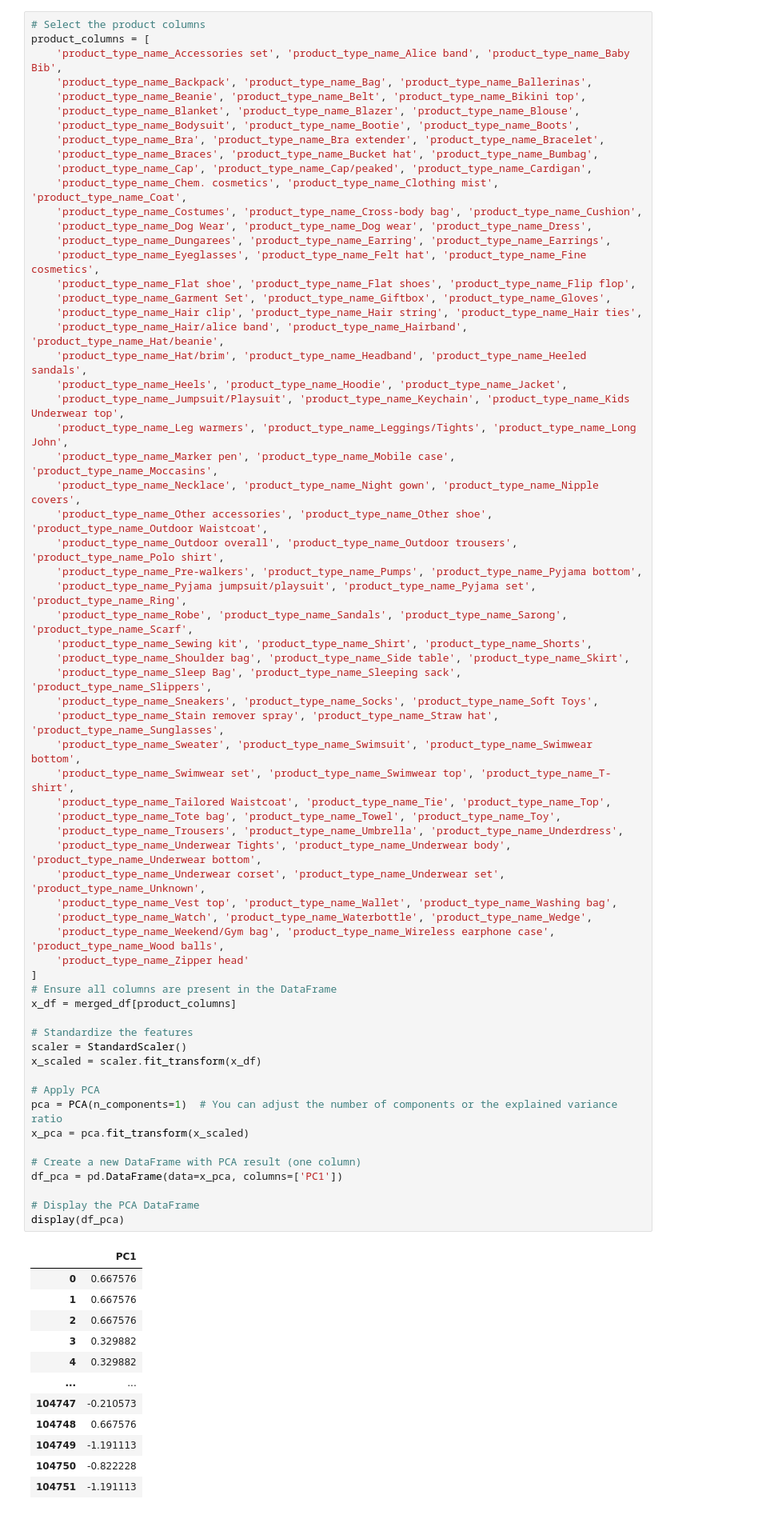
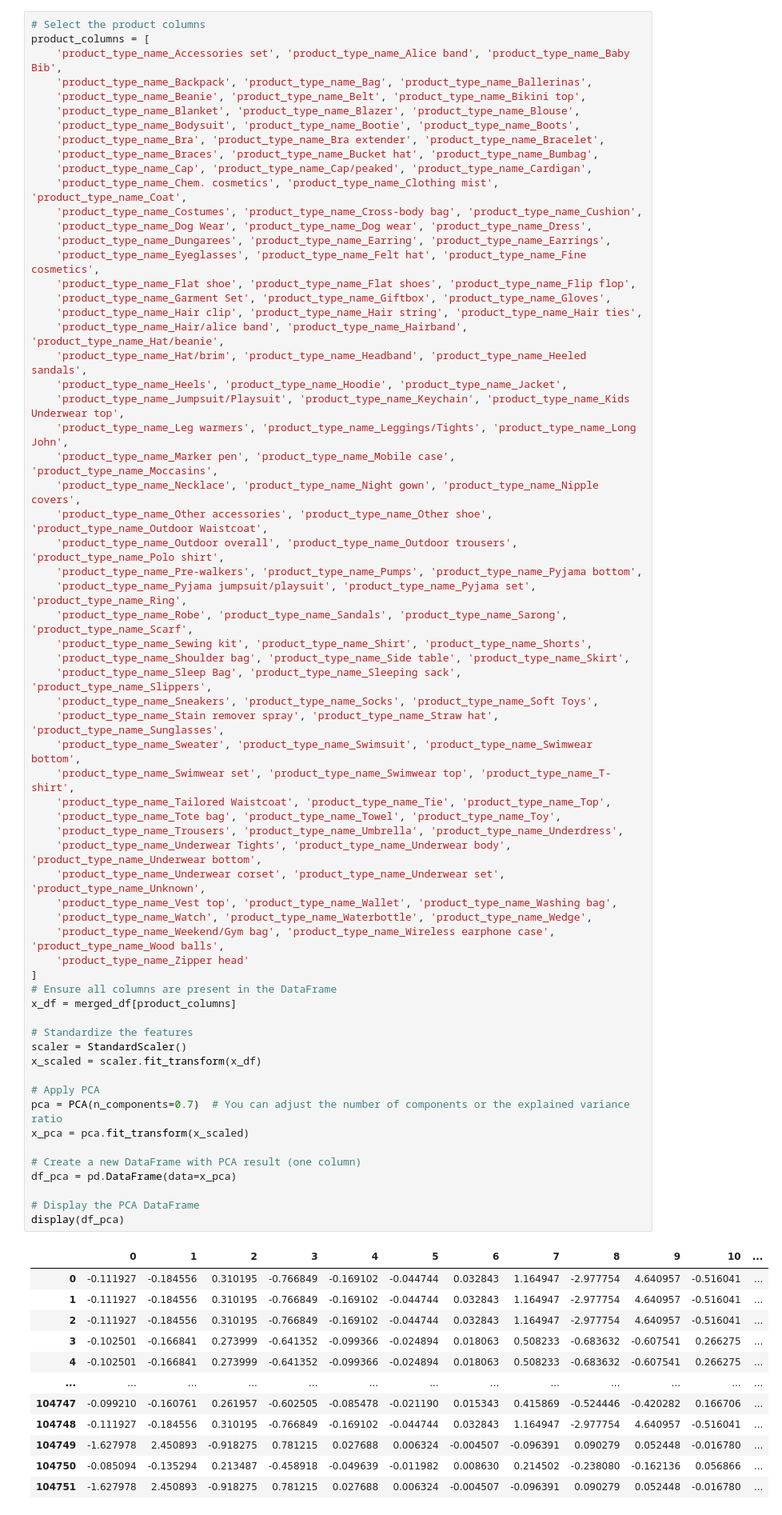
Before and after one commit to DaniCoco31/hm-fashion-recomendations, a Jupyter notebook: Notebooks/ml_modeling.ipynb, the cells around one changed output. Shown: that part at 80% size. Cells and saved outputs as stored; diff of their text form.

```diff
--- a/Notebooks/ml_modeling.ipynb
+++ b/Notebooks/ml_modeling.ipynb
@@ -165,44 +165,44 @@ product_columns = [
     'product_type_name_Sleep Bag', 'product_type_name_Sleeping sack', 'product_type_name_Slippers',
     'product_type_name_Sneakers', 'product_type_name_Socks', 'product_type_name_Soft Toys',
     'product_type_name_Stain remover spray', 'product_type_name_Straw hat', 'product_type_name_Sunglasses',
     'product_type_name_Sweater', 'product_type_name_Swimsuit', 'product_type_name_Swimwear bottom',
     'product_type_name_Swimwear set', 'product_type_name_Swimwear top', 'product_type_name_T-shirt',
     'product_type_name_Tailored Waistcoat', 'product_type_name_Tie', 'product_type_name_Top',
     'product_type_name_Tote bag', 'product_type_name_Towel', 'product_type_name_Toy',
     'product_type_name_Trousers', 'product_type_name_Umbrella', 'product_type_name_Underdress',
     'product_type_name_Underwear Tights', 'product_type_name_Underwear body', 'product_type_name_Underwear bottom',
     'product_type_name_Underwear corset', 'product_type_name_Underwear set', 'product_type_name_Unknown',
     'product_type_name_Vest top', 'product_type_name_Wallet', 'product_type_name_Washing bag',
     'product_type_name_Watch', 'product_type_name_Waterbottle', 'product_type_name_Wedge',
     'product_type_name_Weekend/Gym bag', 'product_type_name_Wireless earphone case', 'product_type_name_Wood balls',
     'product_type_name_Zipper head'
 ]
 # Ensure all columns are present in the DataFrame
 x_df = merged_df[product_columns]
 
 # Standardize the features
 scaler = StandardScaler()
 x_scaled = scaler.fit_transform(x_df)
 
 # Apply PCA
-pca = PCA(n_components=1)  # You can adjust the number of components or the explained variance ratio
+pca = PCA(n_components=0.7)  # You can adjust the number of components or the explained variance ratio
 x_pca = pca.fit_transform(x_scaled)
 
 # Create a new DataFrame with PCA result (one column)
-df_pca = pd.DataFrame(data=x_pca, columns=['PC1'])
+df_pca = pd.DataFrame(data=x_pca)
 
 # Display the PCA DataFrame
 display(df_pca)
 # %% [output]
-|  | PC1 |
-| 0 | 0.667576 |
-| 1 | 0.667576 |
-| 2 | 0.667576 |
-| 3 | 0.329882 |
-| 4 | 0.329882 |
-| ... | ... |
-| 104747 | -0.210573 |
-| 104748 | 0.667576 |
-| 104749 | -1.191113 |
-| 104750 | -0.822228 |
-| 104751 | -1.191113 |
+|  | 0 | 1 | 2 | 3 | 4 | 5 | 6 | 7 | 8 | 9 | 10 | ... |
+| 0 | -0.111927 | -0.184556 | 0.310195 | -0.766849 | -0.169102 | -0.044744 | 0.032843 | 1.164947 | -2.977754 | 4.640957 | -0.516041 | ... |
+| 1 | -0.111927 | -0.184556 | 0.310195 | -0.766849 | -0.169102 | -0.044744 | 0.032843 | 1.164947 | -2.977754 | 4.640957 | -0.516041 | ... |
+| 2 | -0.111927 | -0.184556 | 0.310195 | -0.766849 | -0.169102 | -0.044744 | 0.032843 | 1.164947 | -2.977754 | 4.640957 | -0.516041 | ... |
+| 3 | -0.102501 | -0.166841 | 0.273999 | -0.641352 | -0.099366 | -0.024894 | 0.018063 | 0.508233 | -0.683632 | -0.607541 | 0.266275 | ... |
+| 4 | -0.102501 | -0.166841 | 0.273999 | -0.641352 | -0.099366 | -0.024894 | 0.018063 | 0.508233 | -0.683632 | -0.607541 | 0.266275 | ... |
+| ... | ... | ... | ... | ... | ... | ... | ... | ... | ... | ... | ... | ... |
+| 104747 | -0.099210 | -0.160761 | 0.261957 | -0.602505 | -0.085478 | -0.021190 | 0.015343 | 0.415869 | -0.524446 | -0.420282 | 0.166706 | ... |
+| 104748 | -0.111927 | -0.184556 | 0.310195 | -0.766849 | -0.169102 | -0.044744 | 0.032843 | 1.164947 | -2.977754 | 4.640957 | -0.516041 | ... |
+| 104749 | -1.627978 | 2.450893 | -0.918275 | 0.781215 | 0.027688 | 0.006324 | -0.004507 | -0.096391 | 0.090279 | 0.052448 | -0.016780 | ... |
+| 104750 | -0.085094 | -0.135294 | 0.213487 | -0.458918 | -0.049639 | -0.011982 | 0.008630 | 0.214502 | -0.238080 | -0.162136 | 0.056866 | ... |
+| 104751 | -1.627978 | 2.450893 | -0.918275 | 0.781215 | 0.027688 | 0.006324 | -0.004507 | -0.096391 | 0.090279 | 0.052448 | -0.016780 | ... |
```
Also changed, not shown: parts of 11 cells of this notebook, 1 other file.
